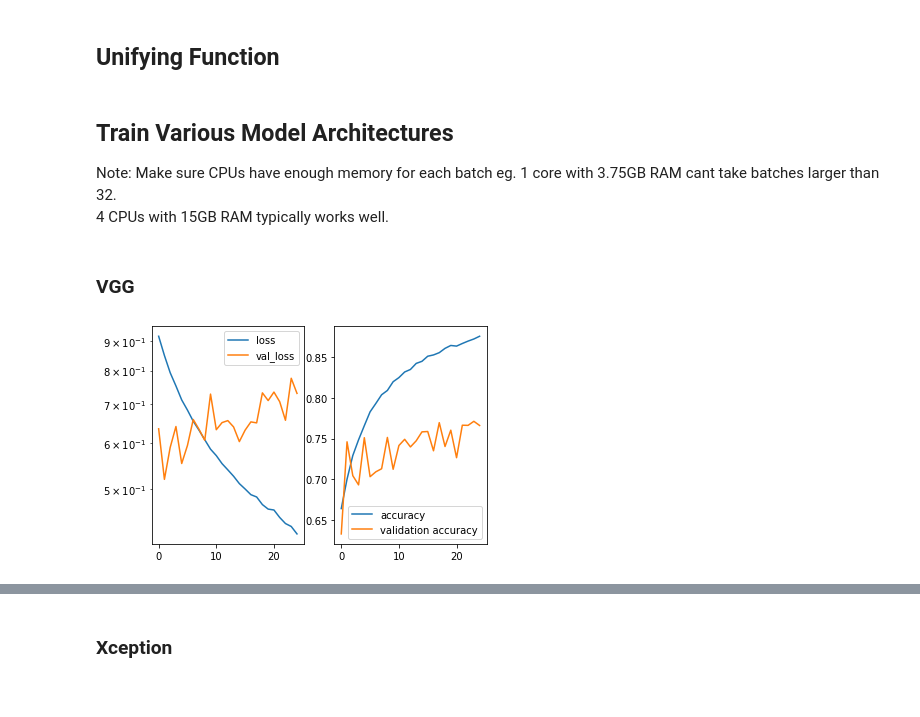
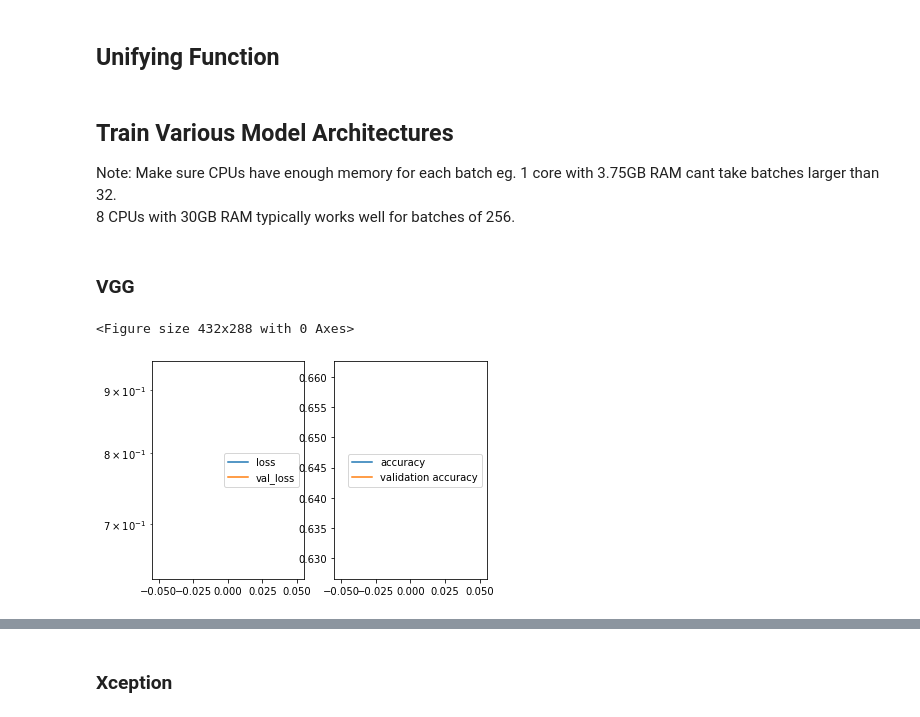
Before and after one commit to LSEDev/DeepfakeDetection, a Jupyter notebook: AI_Platform_Train.ipynb, the cells around one changed output, grey strips where cells are left out. Saved outputs shown, nothing was run; the diff lists cells and outputs as text; code cells hidden in the pictures.

Commit message:
Trained prelims

```diff
--- a/AI_Platform_Train.ipynb
+++ b/AI_Platform_Train.ipynb
@@ -124,8 +128,8 @@ def build_model(dropout, lr_rate, architecture):
     elif architecture== 'efficientnet':
         # EfficientNetB7 has the highest top-1 accuracy on imagenet
         # among EfficientNextB{0:7}
-        from efficientnet.tfkeras import EfficientNetB7
-        conv_base = EfficientNetB7(weights='noisy-student', include_top=False,
+        from efficientnet.tfkeras import EfficientNetB0
+        conv_base = EfficientNetB0(weights='noisy-student', include_top=False,
                         input_shape=(224,224,3))
 
     elif architecture not in ['vgg', 'xception', 'resnet50',
@@ -149,9 +153,10 @@ def build_model(dropout, lr_rate, architecture):
     #for layer in conv_base.layers:
     #  layer.trainable = True
 
-    opt = tf.keras.optimizers.Adam(learning_rate= lr_rate, decay=1e-6)
+#     opt = tf.keras.optimizers.Adam(learning_rate= lr_rate, decay=1e-6)
+    opt = tf.keras.optimizers.Adam(learning_rate= lr_rate)
 
-    model.compile(loss='categorical_crossentropy',
+    model.compile(loss='binary_crossentropy',
                   optimizer=opt,
                   metrics=['accuracy'])
     return model
@@ -305,6 +310,9 @@ def train_model(model, train_data, val_data, epochs, class_weights, architecture
     csv_logger = CSVLogger('../all_faces_bucket/trained_models/training_accuracies/' + architecture + ".csv",
                            separator=',', append=True)
 
+    # Stop after 3 epochs if val_accuracy doesn't improve
+    es = EarlyStopping(monitor='val_accuracy', mode='max', verbose=1, patience=3)
+
     # Load previous weights from training if there are any
     load_model_weights(model, architecture)
 
@@ -313,19 +321,15 @@ def train_model(model, train_data, val_data, epochs, class_weights, architecture
               validation_data = val_data,
               validation_steps = val_data.n//val_data.batch_size,
               class_weight=class_weights,
-              callbacks=[plot_losses, checkpoint, csv_logger],
-              verbose=1)
+              callbacks=[plot_losses, checkpoint, csv_logger, es],
+              verbose=1,
+              max_queue_size=30,                # maximum size for the generator queue
+              workers=16,                        # maximum number of processes to spin up when using process-based threading
+              use_multiprocessing=True)
 
     # Make a saved models folder if it doesn't exist
     if not os.path.exists('../all_faces_bucket/trained_models/saved_models'):
         os.makedirs('../all_faces_bucket/trained_models/saved_models')
-
-    # Save model
-    model.save('../all_faces_bucket/trained_models/saved_models/' + architecture + '_model.h5')
-
-    # Save entire training accuracy history as a dictionary
-    with open('../all_faces_bucket/trained_models/training_accuracies/' + architecture, 'wb') as acc_file:
-        pickle.dump(history.history, acc_file)
 # %% [markdown]
 ## Unifying Function
 # %%
@@ -345,17 +349,23 @@ def run_training(dropout = 0.5, lr_rate = 0.0001, architecture = 'vgg',
     '''
 
     # Build a model, augment data, get class_weights and train the model
-    model = build_model(dropout, lr_rate, architecture)
+    # Strategy scope allows us to leverage multiple GPUs
+    strategy = tf.distribute.MirroredStrategy()
+    print('Number of devices: {}'.format(strategy.num_replicas_in_sync))
+
+    with strategy.scope(): # Everything that creates variables should be under the strategy scope.
+        model = build_model(dropout, lr_rate, architecture)
     train_data, val_data = augment_data('../all_faces_disk/home/jupyter/forensics_split', batch)
     class_weights = calculate_class_weights(train_data)
     trained_model = train_model(model, train_data, val_data, epochs, class_weights, architecture)
 # %% [markdown]
 ## Train Various Model Architectures
 Note: Make sure CPUs have enough memory for each batch eg. 1 core with 3.75GB RAM cant take batches larger than 32.
-4 CPUs with 15GB RAM typically works well.
+8 CPUs with 30GB RAM typically works well for batches of 256.
 # %% [markdown]
 ### VGG
 # %%
-run_training(dropout = 0.5, lr_rate = 0.0002, architecture = 'vgg', batch = 32, epochs = 25)
+run_training(dropout = 0.5, lr_rate = 0.0002, architecture = 'vgg', batch = 256, epochs = 100)
 # %% [output]
+<Figure size 432x288 with 0 Axes>
-[figure, old version]
+[figure, new version]
```
Also changed, not shown: parts of 11 cells of this notebook, 1 other file.
